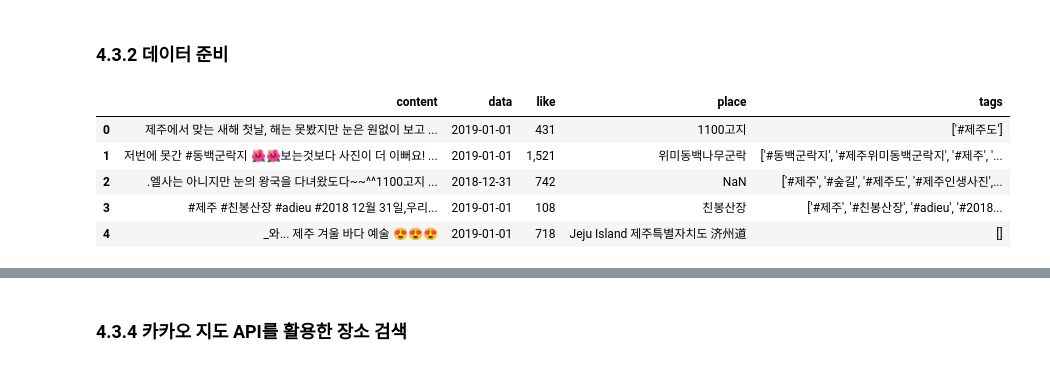
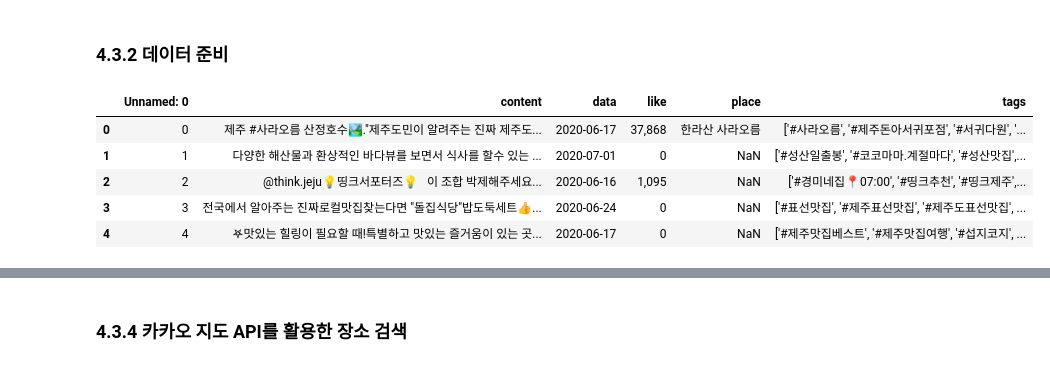
Before and after one commit to 201411096/kosmo_PythonBasic, a Jupyter notebook: fML기초/99_과제/3_제주맛집_크롤링_지도/4_3_Map.ipynb, the cells around one changed output, grey strips where cells are left out. Drawn from its saved outputs; the diff is of its cells as text; code cells hidden in the pictures.

```diff
--- a/fML기초/99_과제/3_제주맛집_크롤링_지도/4_3_Map.ipynb
+++ b/fML기초/99_과제/3_제주맛집_크롤링_지도/4_3_Map.ipynb
@@ -29,15 +14,16 @@ Successfully installed branca-0.4.1 folium-0.11.0
 # %%
 # 예제 4-20 크롤링 데이터 불러오기
 import pandas as pd
 raw_total = pd.read_excel('./files/3_1_crawling_raw.xlsx')
+raw_total = pd.read_excel('./files/Instagram_Crawling/4_1_crawling_result.xlsx')
 raw_total.head()
 # %% [output]
-|  | content | data | like | place | tags |
-| 0 | 제주에서 맞는 새해 첫날, 해는 못봤지만 눈은 원없이 보고 ... | 2019-01-01 | 431 | 1100고지 | ['#제주도'] |
-| 1 | 저번에 못간 #동백군락지 🌺🌺보는것보다 사진이 더 이뻐요! ... | 2019-01-01 | 1,521 | 위미동백나무군락 | ['#동백군락지', '#제주위미동백군락지', '#제주', '... |
-| 2 | .엘사는 아니지만 눈의 왕국을 다녀왔도다~~^^1100고지 ... | 2018-12-31 | 742 | NaN | ['#제주', '#숲길', '#제주도', '#제주인생사진',... |
-| 3 | #제주 #친봉산장 #adieu #2018 12월 31일,우리... | 2019-01-01 | 108 | 친봉산장 | ['#제주', '#친봉산장', '#adieu', '#2018... |
-| 4 | _와... 제주 겨울 바다 예술 😍😍😍 | 2019-01-01 | 718 | Jeju Island 제주특별자치도 济州道 | [] |
+|  | Unnamed: 0 | content | data | like | place | tags |
+| 0 | 0 | 제주 #사라오름 산정호수🏞."제주도민이 알려주는 진짜 제주도... | 2020-06-17 | 37,868 | 한라산 사라오름 | ['#사라오름', '#제주돈아서귀포점', '#서귀다원', '... |
+| 1 | 1 | 다양한 해산물과 환상적인 바다뷰를 보면서 식사를 할수 있는 ... | 2020-07-01 | 0 | NaN | ['#성산일출봉', '#코코마마.계절마다', '#성산맛집',... |
+| 2 | 2 | ⠀⠀@think.jeju💡띵크서포터즈💡⠀이 조합 박제해주세요... | 2020-06-16 | 1,095 | NaN | ['#경미네집📍07:00', '#띵크추천', '#띵크제주',... |
+| 3 | 3 | 전국에서 알아주는 진짜로컬맛집찾는다면 "돌집식당"밥도둑세트👍... | 2020-06-24 | 0 | NaN | ['#표선맛집', '#제주표선맛집', '#제주도표선맛집', ... |
+| 4 | 4 | 𖤐맛있는 힐링이 필요할 때!특별하고 맛있는 즐거움이 있는 곳... | 2020-06-17 | 0 | NaN | ['#제주맛집베스트', '#제주맛집여행', '#섭지코지', ... |
 # %%
 # 예제 4-21 위치정보 가져오기
 location_counts = raw_total['place'].value_counts( )
```
Also changed, not shown: parts of 15 cells of this notebook, 12 other files.
